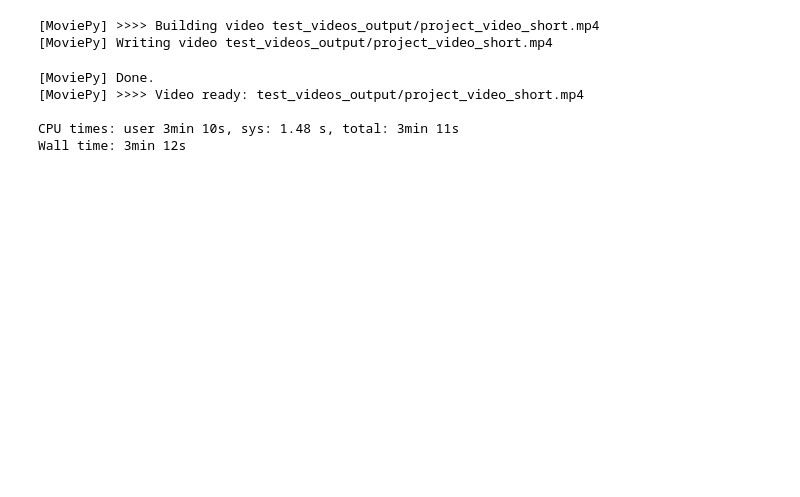
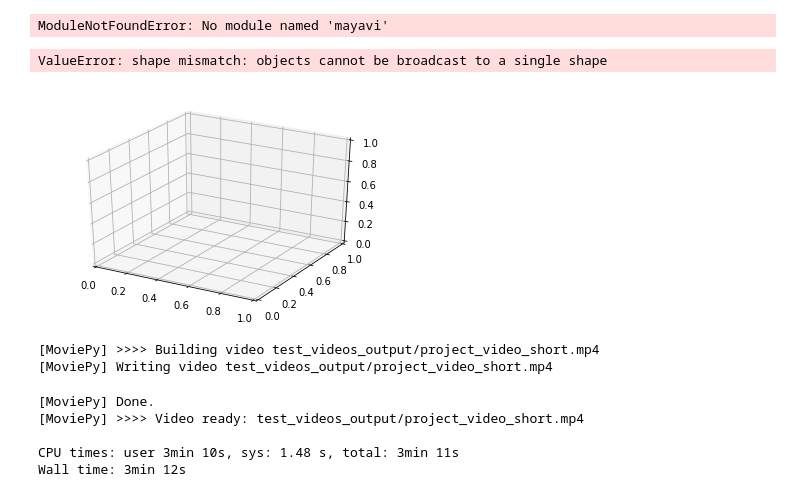
Before and after one commit to henrisve/CarND-Vehicle-Detection, a Jupyter notebook: Project5.ipynb, the cells around one changed output. Saved outputs shown, nothing was run; the diff lists cells and outputs as text; code cells hidden in the pictures; blank space fills up the shorter version.

```diff
--- a/Project5.ipynb
+++ b/Project5.ipynb
@@ -717,3 +774,61 @@ display(HTML(tabulate.tabulate(table, tablefmt='html')))
+# %%
+import numpy as np
+from mayavi import mlab
+
+X = np.array([0, 1, 0, 1, 0.75])
+Y = np.array([0, 0, 1, 1, 0.75])
+Z = np.array([1, 1, 1, 1, 2])
+
+# Define the points in 3D space
+# including color code based on Z coordinate.
+pts = mlab.points3d(X, Y, Z, Z)
+
+# Triangulate based on X, Y with Delaunay 2D algorithm.
+# Save resulting triangulation.
+mesh = mlab.pipeline.delaunay2d(pts)
+
+# Remove the point representation from the plot
+pts.remove()
+
+# Draw a surface based on the triangulation
+surf = mlab.pipeline.surface(mesh)
+
+# Simple plot.
+mlab.xlabel("x")
+mlab.ylabel("y")
+mlab.zlabel("z")
+mlab.show()
+# %% [output]
+ModuleNotFoundError: No module named 'mayavi'
+# %%
+def randrange(n, vmin, vmax):
+    '''
+    Helper function to make an array of random numbers having shape (n, )
+    with each number distributed Uniform(vmin, vmax).
+    '''
+    return (vmax - vmin)*np.random.rand(n) + vmin
+
+fig = plt.figure()
+ax = fig.add_subplot(111, projection='3d')
+
+n = 100
+
+# For each set of style and range settings, plot n random points in the box
+# defined by x in [23, 32], y in [0, 100], z in [zlow, zhigh].
+for c, m, zlow, zhigh in [('r', 'o', -50, -25), ('b', '^', -30, -5)]:
+    xs =  X #randrange(n, 23, 32)
+    ys = randrange(n, 0, 100)
+    zs = randrange(n, zlow, zhigh)
+    ax.scatter(xs, ys, zs, c=c, marker=m)
+
+ax.set_xlabel('X Label')
+ax.set_ylabel('Y Label')
+ax.set_zlabel('Z Label')
+
+plt.show()
+# %% [output]
+ValueError: shape mismatch: objects cannot be broadcast to a single shape
+[figure, added]
 # %%
 def process_image(input_image,dist_pickle,heatmap):
     svc = dist_pickle["svc"]
```
Also changed, not shown: parts of 9 cells of this notebook, 2 other files.
